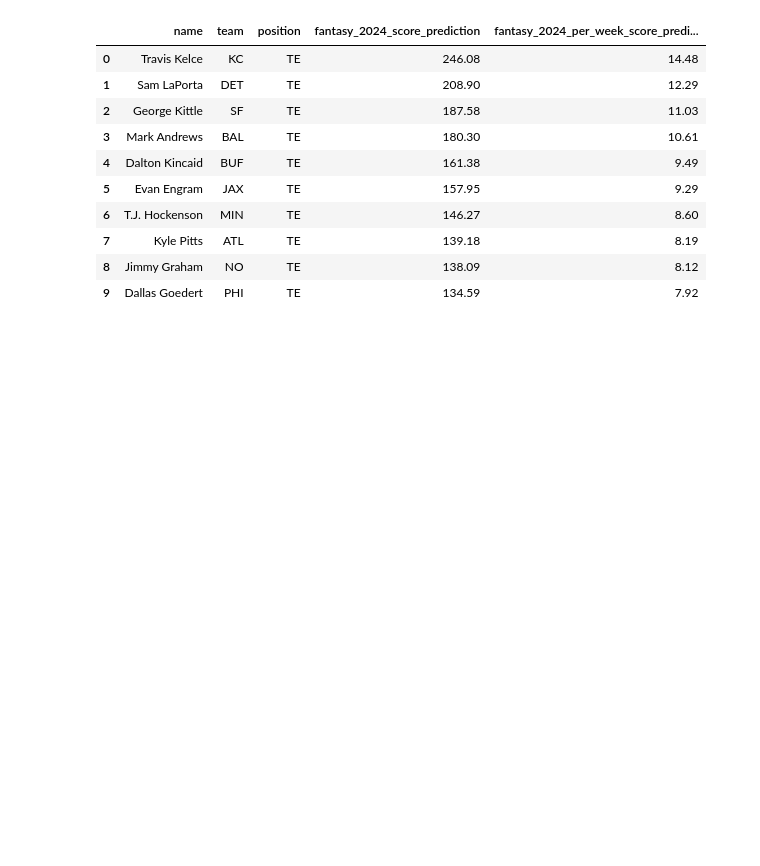
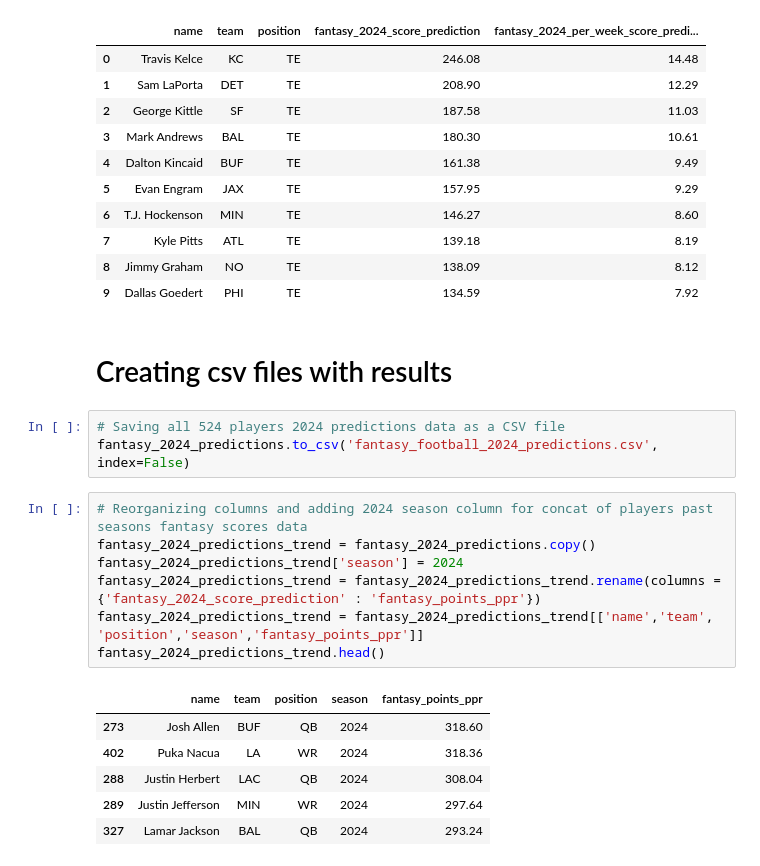
Before and after one commit to nmrodio/NFL_Fantasy_Football, a Jupyter notebook: nfl_fantasy_football_model_optimized_jared.ipynb, the cells around one changed output. Saved outputs shown, nothing was run; the diff lists cells and outputs as text; blank space fills up the shorter version.

```diff
--- a/nfl_fantasy_football_model_optimized_jared.ipynb
+++ b/nfl_fantasy_football_model_optimized_jared.ipynb
@@ -745,3 +744,22 @@ display(fantasy_2024_predictions_TE.reset_index(drop=True).head(10))
 | 7 | Kyle Pitts | ATL | TE | 139.18 | 8.19 |
 | 8 | Jimmy Graham | NO | TE | 138.09 | 8.12 |
 | 9 | Dallas Goedert | PHI | TE | 134.59 | 7.92 |
+# %% [markdown]
+# Creating csv files with results
+# %%
+# Saving all 524 players 2024 predictions data as a CSV file
+fantasy_2024_predictions.to_csv('fantasy_football_2024_predictions.csv', index=False)
+# %%
+# Reorganizing columns and adding 2024 season column for concat of players past seasons fantasy scores data
+fantasy_2024_predictions_trend = fantasy_2024_predictions.copy()
+fantasy_2024_predictions_trend['season'] = 2024
+fantasy_2024_predictions_trend = fantasy_2024_predictions_trend.rename(columns = {'fantasy_2024_score_prediction' : 'fantasy_points_ppr'})
+fantasy_2024_predictions_trend = fantasy_2024_predictions_trend[['name','team', 'position','season','fantasy_points_ppr']]
+fantasy_2024_predictions_trend.head()
+# %% [output]
+|  | name | team | position | season | fantasy_points_ppr |
+| 273 | Josh Allen | BUF | QB | 2024 | 318.60 |
+| 402 | Puka Nacua | LA | WR | 2024 | 318.36 |
+| 288 | Justin Herbert | LAC | QB | 2024 | 308.04 |
+| 289 | Justin Jefferson | MIN | WR | 2024 | 297.64 |
+| 327 | Lamar Jackson | BAL | QB | 2024 | 293.24 |
```
Also changed, not shown: parts of 14 cells of this notebook.
